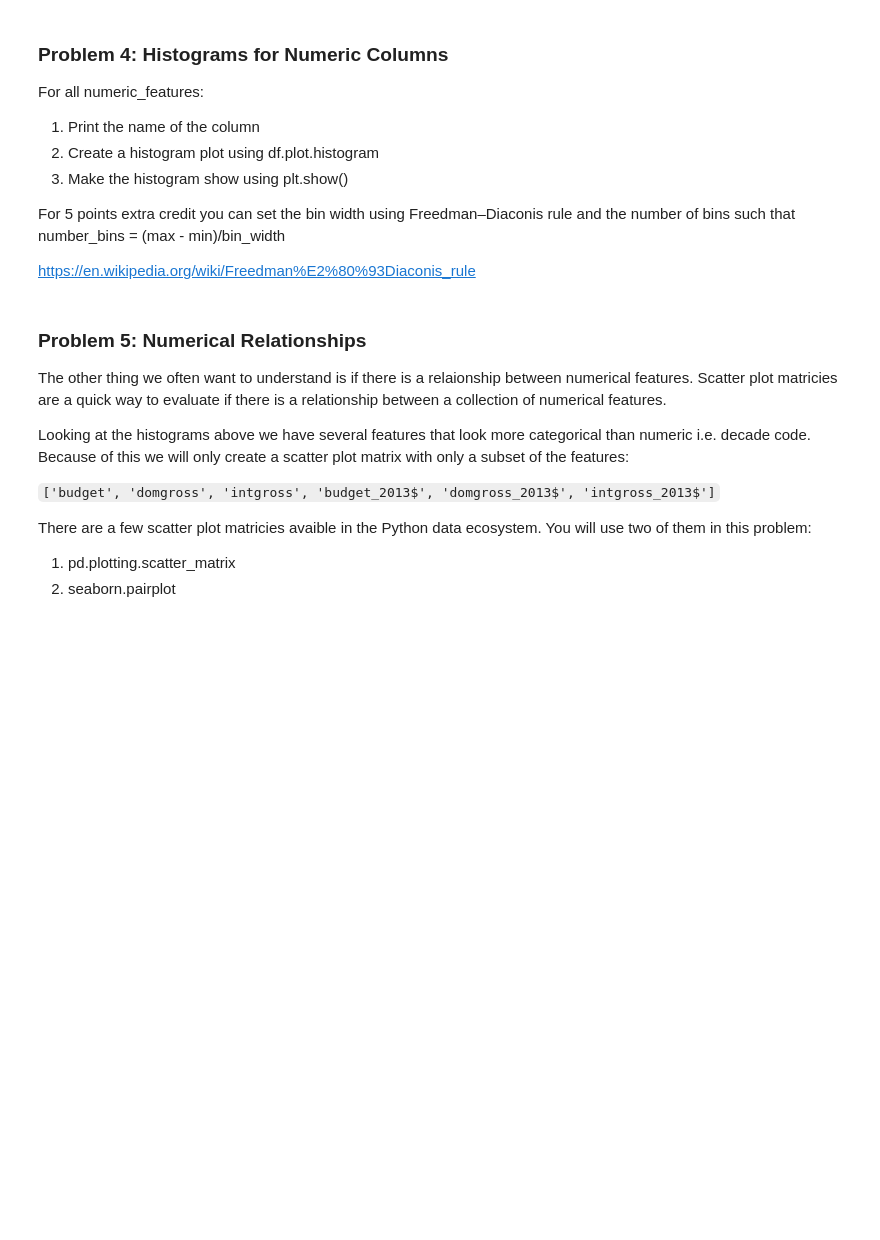
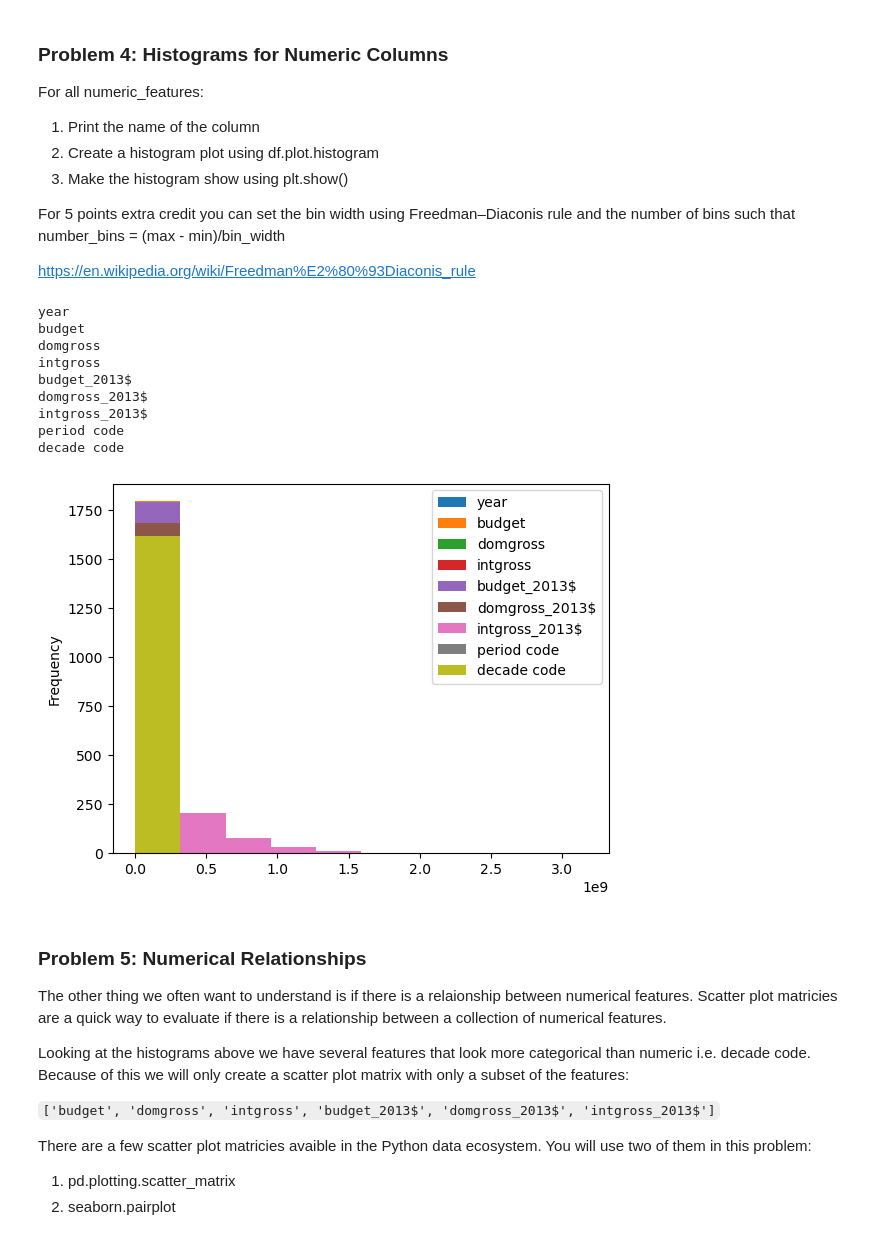
Before and after one commit to jlnsmith2001/AD450Winter2026, a Jupyter notebook: week_6_eda_matrix.ipynb, the cells around one changed output. Saved outputs shown, nothing was run; the diff lists cells and outputs as text; code cells hidden in the pictures; blank space fills up the shorter version.

```diff
--- a/week_6_eda_matrix.ipynb
+++ b/week_6_eda_matrix.ipynb
@@ -362,7 +362,6 @@ print(categorical_features2)
 It is often easier to loop through the list of your columns and perform some basic exploration of columns of the same types. For this problem you will loop through all categorical_features and if they have 10 or fewer values print out the count of each value.
 # %%
 for col in categorical_features1:
-    if [col].nunique() <= 10:
-        print(f"Column : {col}")
-        print(df)
+    if movie_df[col].nunique() < 10:
+        print(movie_df[col].value_counts())
 # %% [output]
@@ -378,6 +387,23 @@ For 5 points extra credit you can set the bin width using Freedman–Diaconis ru
 number_bins = (max - min)/bin_width
 
 https://en.wikipedia.org/wiki/Freedman%E2%80%93Diaconis_rule
+# %%
+for col in numeric_features1:
+    print(col)
+
+movie_df.plot.hist()
+plt.show()
+# %% [output]
+year
+budget
+domgross
+intgross
+budget_2013$
+domgross_2013$
+intgross_2013$
+period code
+decade code
+[figure, added]
 # %% [markdown]
 ### Problem 5: Numerical Relationships
 The other thing we often want to understand is if there is a relaionship between numerical features. Scatter plot matricies are a quick way to evaluate if there is a relationship between a collection of numerical features.
```
Also changed, not shown: parts of 5 cells of this notebook.
